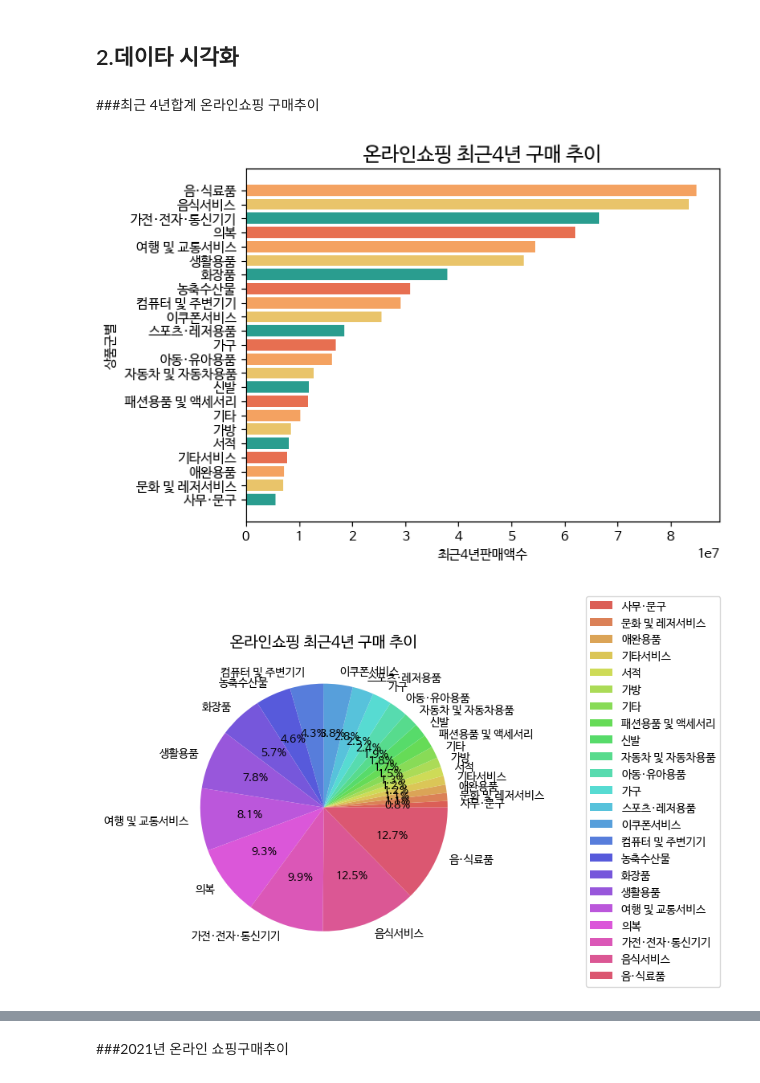
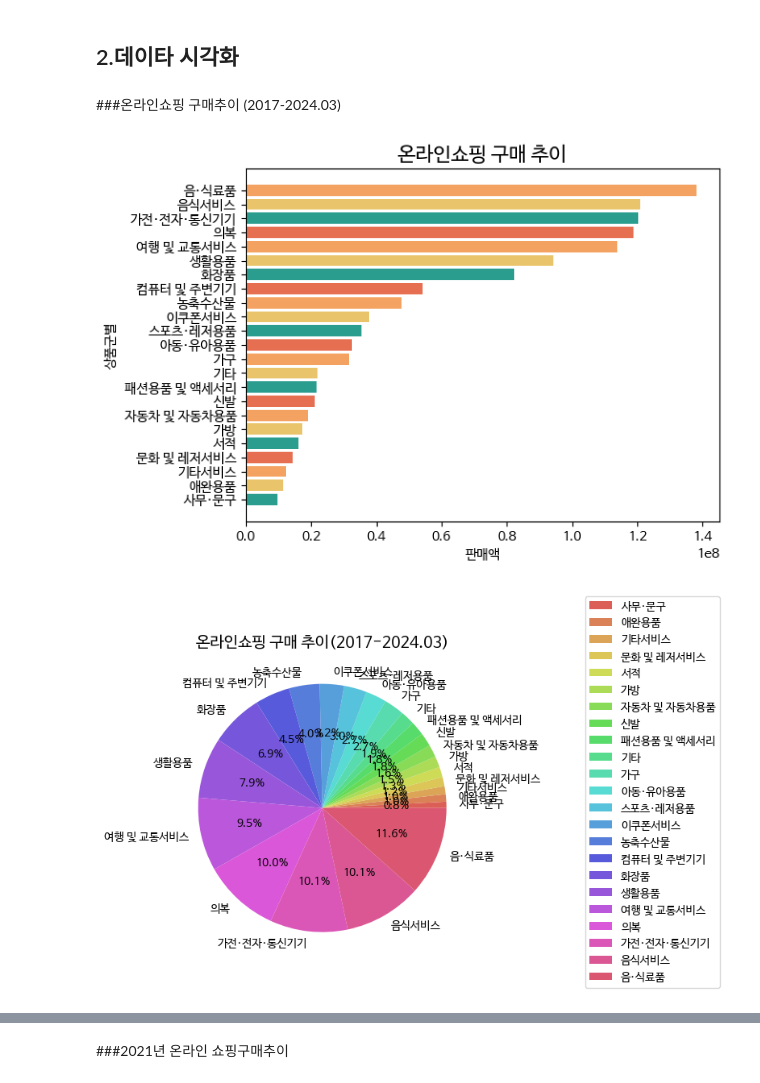
Before and after one commit to sujag281/dataanalysis, a Jupyter notebook: 온라인쇼핑몰2017_202403.ipynb, the cells around one changed output, grey strips where cells are left out. Drawn from its saved outputs; the diff is of its cells as text; code cells hidden in the pictures.

```diff
--- a/온라인쇼핑몰2017_202403.ipynb
+++ b/온라인쇼핑몰2017_202403.ipynb
@@ -257,7 +257,7 @@ df
 | 66 | 이쿠폰서비스 | 903907 | 972416 | 867516 | 1201628 | 2108542 | 3380026 | 4495179 | 6099697 | 7535413 | 10064899 | ... |
 # %%
 # 년도별 열 정리
-df_year=df.iloc[:,[0,4,5,6,7,8,9,10,11]]
+df_year=df.iloc[1:,[0,4,5,6,7,8,9,10,11]]
 df_year
 # %% [output]
 |  | 상품군별 | 2017년 | 2018년 | 2019년 | 2020년 | 2021년 | 2022년 | 2023년 | 2024년3개월 |
@@ -278,12 +278,8 @@ df_year
 | 39 | 아동·유아용품 | 3387178 | 3615293 | 4049808 | 4687867 | 4941028 | 5196758 | 5243221 | 1282422 |
 | 66 | 이쿠폰서비스 | 1201628 | 2108542 | 3380026 | 4495179 | 6099697 | 7535413 | 10064899 | 2743839 |
 # %%
-#최근 4년 합계 열 삽입
-df_year.loc[:,'합계'] = df_year.loc[:,'2017년':'2024년3개월'].sum(axis=1)
-df_year
-# df_y=df_year.sort_values(by = '합계' )
-# df_y
-
-
-# df.loc[:,'2024년3개월'] =df.loc[:,'202401월':'202403월'].sum(axis=1)
+#합계 열 삽입
+df_year.loc[:,'총합계'] = df_year.loc[:,'2017년':'2024년3개월'].sum(axis=1)
+df_yearlist=df_year.sort_values(by = '총합계' )
+df_yearlist
 # %% [output]
@@ -307,24 +303,23 @@ df_year
 # %% [markdown]
 ## 2.데이타 시각화
 # %% [markdown]
-###최근 4년합계 온라인쇼핑 구매추이
+###온라인쇼핑 구매추이 (2017-2024.03)
 # %%
-#최근 4년 구매추이 막대바그래프
+#온라인쇼핑 구매추이 막대바그래프
 import matplotlib.pyplot as plt
-x=df_y['상품군별']
-y=df_y['최근4년합계']
+x=df_yearlist['상품군별']
+y=df_yearlist['총합계']
 my_colors = ['#2a9d8f', '#e9c46a', '#f4a261', '#e76f51']
 
-plt.title('온라인쇼핑 최근4년 구매 추이',fontsize =15)     # 그래프 제목
-plt.xlabel('최근4년판매액수')     # x축 이름
+plt.title('온라인쇼핑 구매 추이',fontsize =15)     # 그래프 제목
+plt.xlabel('판매액')     # x축 이름
 plt.ylabel('상품군별')      # y축 이름
-
 plt.barh(x, y,color=my_colors)
 plt.show()
 # %% [output]
-[figure, old version]
+[figure, new version]
 # %%
-#최근 4년 구매추이 파이그래프
+#온라인쇼핑 구매추이 파이그래프
 # plt.pie(df_y.최근4년합계, labels=df_y.상품군별, autopct='%1.1f%%')
 # plt.show()
 # plt.pie(df_y['최근4년합계'], labels=df_y['상품군별'], autopct=lambda x: f'{x:1.1f}%')
@@ -333,15 +328,15 @@ plt.show()
 import matplotlib.pyplot as plt
 import numpy as np
 import seaborn as sns
-labels = df_y['상품군별'].tolist()  # 상품군별 값들을 리스트로 변환
+labels = df_yearlist['상품군별'].tolist()  # 상품군별 값들을 리스트로 변환
 colors = sns.color_palette('hls', len(labels))
 # my_colors = ['#2a9d8f', '#e9c46a', '#f4a261', '#e76f51']
 plt.figure(figsize=(10, 5))  # 그래프 크기 설정
-plt.pie(df_y['최근4년합계'], labels=labels, autopct=lambda x: f'{x:1.1f}%', colors=colors)
-plt.title('온라인쇼핑 최근4년 구매 추이', fontsize=14)
+plt.pie(df_yearlist['총합계'], labels=labels, autopct=lambda x: f'{x:1.1f}%', colors=colors)
+plt.title('온라인쇼핑 구매 추이(2017-2024.03)', fontsize=14)
 # plt.axis('equal')  # 원형 모양 유지
 plt.legend(labels, loc='best',bbox_to_anchor=(1.5,0.5,0.3,0.7) )  # 범례 위치 조정
 plt.show()
 # %% [output]
-[figure, old version]
+[figure, new version]
 # %% [markdown]
```
Also changed, not shown: parts of 18 cells of this notebook.
